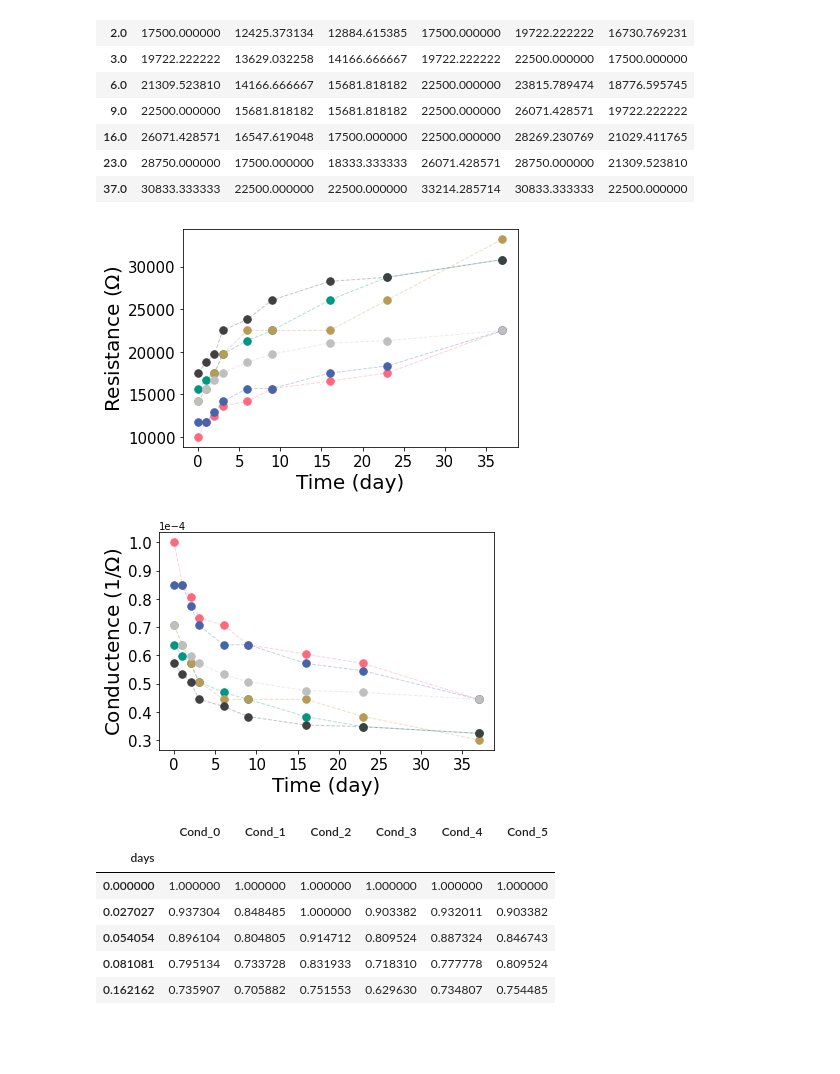
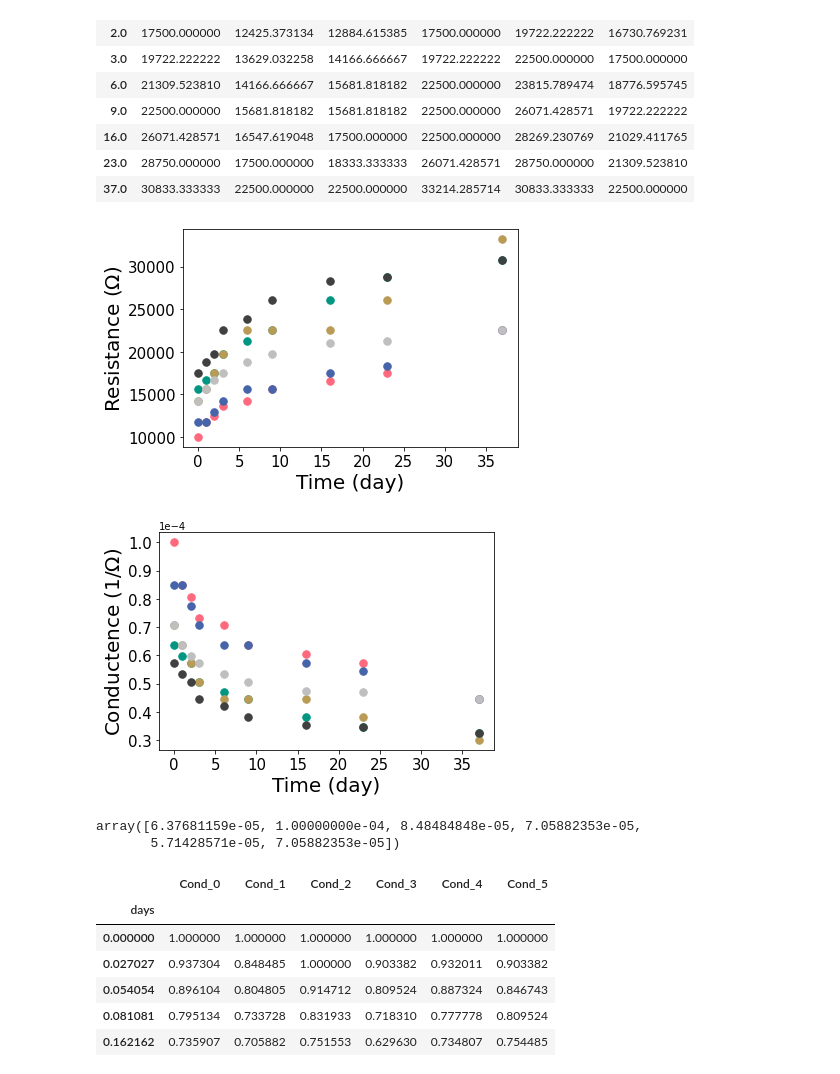
Before and after one commit to Neuromophic/Aging-aware-training, a Jupyter notebook: Aging_Model/Aging Model.ipynb, the cells around one changed output. Saved outputs shown, nothing was run; the diff lists cells and outputs as text; code cells hidden in the pictures; blank space fills up the shorter version.

```diff
--- a/Aging_Model/Aging Model.ipynb
+++ b/Aging_Model/Aging Model.ipynb
@@ -34,20 +34,20 @@ data
 # %%
 for i, c in enumerate(data.columns):
     x, y = data.index, data[c]
     plt.plot(data.index, data[c], '.', c=FC.liste[i], ms=15)
-    plt.plot(data.index, data[c], '--', c=FC.liste[i], linewidth=1, alpha=0.3)
+    # plt.plot(data.index, data[c], '--', c=FC.liste[i], linewidth=1, alpha=0.3)
 plt.ylabel('Resistance ($\Omega$)', fontsize=20);
 plt.xlabel('Time (day)', fontsize=20);
 plt.xticks(fontsize=15)
 plt.yticks(fontsize=15)
 plt.savefig(f'./figures/resistance.pdf', format='pdf', bbox_inches='tight')
 # %% [output]
-[figure, old version]
+[figure, new version]
 # %%
 for i, c in enumerate(data.columns):
     x, y = data.index, data[c]
     plt.plot(data.index, 1/data[c], '.', c=FC.liste[i], ms=15)
-    plt.plot(data.index, 1/data[c], '--', c=FC.liste[i], linewidth=1, alpha=0.3)
+    # plt.plot(data.index, 1/data[c], '--', c=FC.liste[i], linewidth=1, alpha=0.3)
 plt.ylabel('Conductence ($1/\Omega$)', fontsize=20);
 plt.xlabel('Time (day)', fontsize=20);
 plt.xticks(fontsize=15)
@@ -55,7 +55,14 @@ plt.yticks(fontsize=15)
 plt.ticklabel_format(axis="y", style="sci", scilimits=(0,0))
 plt.savefig(f'./figures/conductance.pdf', format='pdf', bbox_inches='tight')
 # %% [output]
-[figure, old version]
+[figure, new version]
+# %%
+g_initial = 1/data.min()
+g_initial = g_initial.to_numpy()
+g_initial
+# %% [output]
+array([6.37681159e-05, 1.00000000e-04, 8.48484848e-05, 7.05882353e-05,
+       5.71428571e-05, 7.05882353e-05])
 # %%
 data = data/data.min()  # ratio to initial value
 data = 1/data
```
Also changed, not shown: parts of 5 cells of this notebook, 13 other files.
